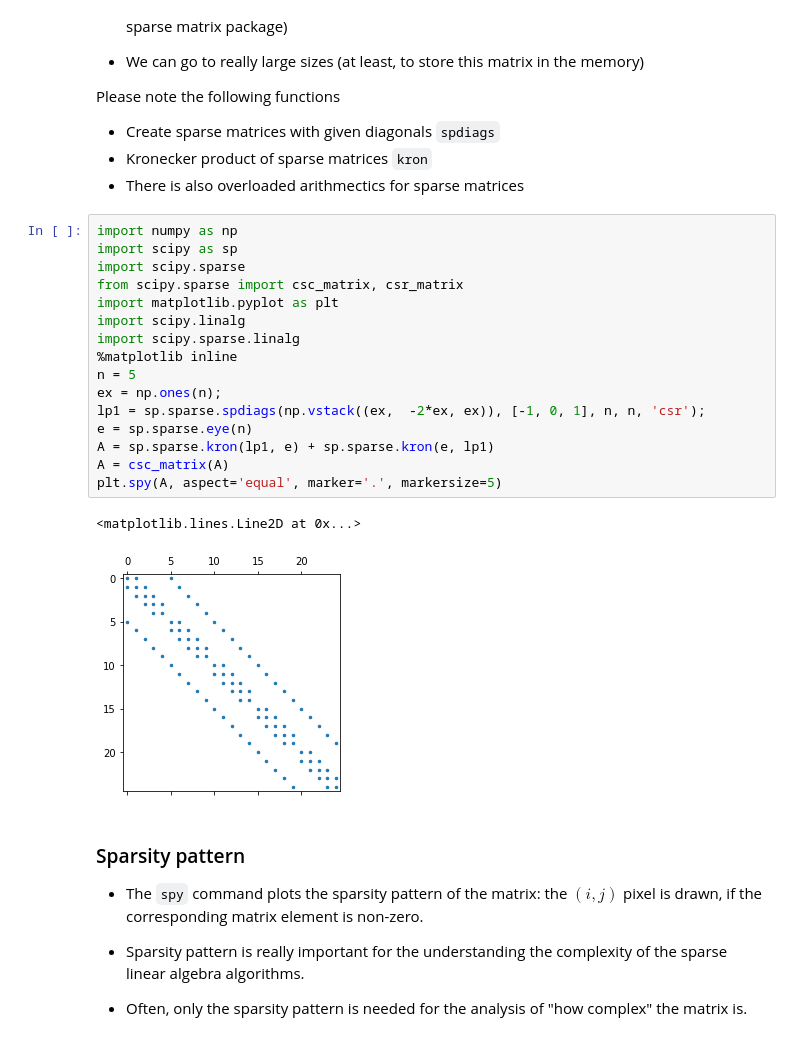
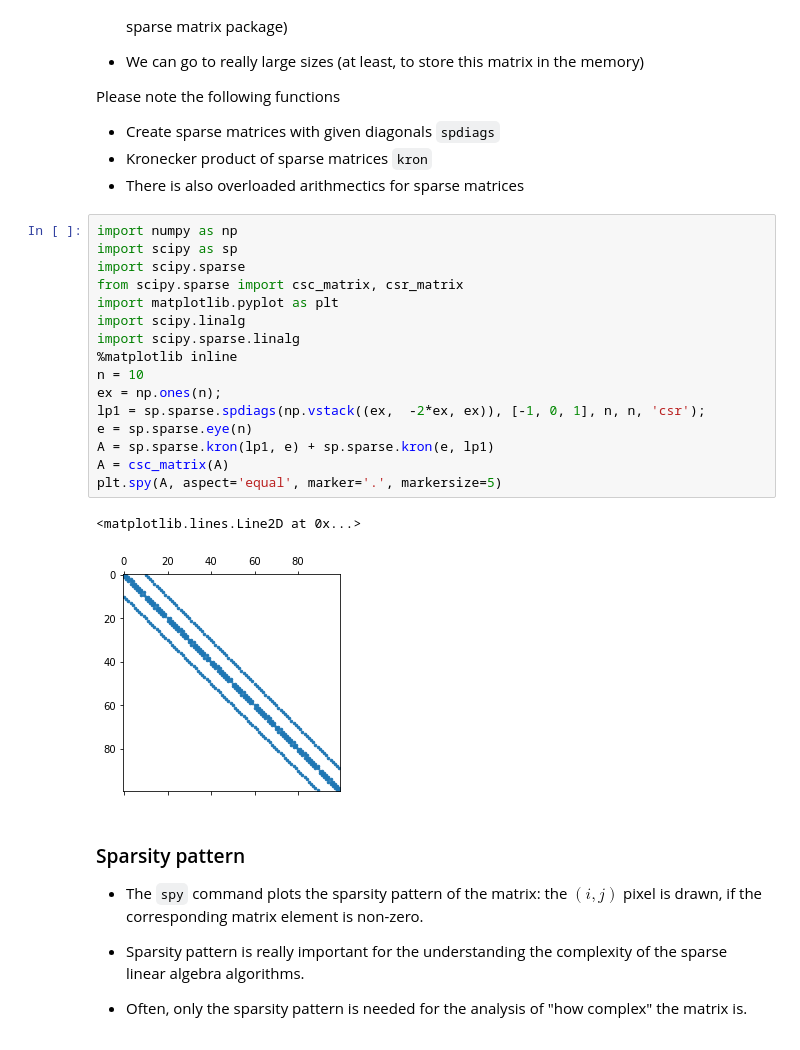
Before and after one commit to oseledets/nla2020, a Jupyter notebook: lectures/lecture9/lecture-9.ipynb, the cells around one changed output. Drawn from its saved outputs; the diff is of its cells as text.

```diff
--- a/lectures/lecture9/lecture-9.ipynb
+++ b/lectures/lecture9/lecture-9.ipynb
@@ -205,22 +205,22 @@ Please note the following functions
 # %%
 import numpy as np
 import scipy as sp
 import scipy.sparse
 from scipy.sparse import csc_matrix, csr_matrix
 import matplotlib.pyplot as plt
 import scipy.linalg
 import scipy.sparse.linalg
 %matplotlib inline
-n = 5
+n = 10
 ex = np.ones(n);
 lp1 = sp.sparse.spdiags(np.vstack((ex,  -2*ex, ex)), [-1, 0, 1], n, n, 'csr');
 e = sp.sparse.eye(n)
 A = sp.sparse.kron(lp1, e) + sp.sparse.kron(e, lp1)
 A = csc_matrix(A)
 plt.spy(A, aspect='equal', marker='.', markersize=5)
 # %% [output]
 <matplotlib.lines.Line2D at 0x...>
-[figure, old version]
+[figure, new version]
 # %% [markdown]
 ### Sparsity pattern
 
```
Also changed, not shown: parts of 4 cells of this notebook, 2 other files.
